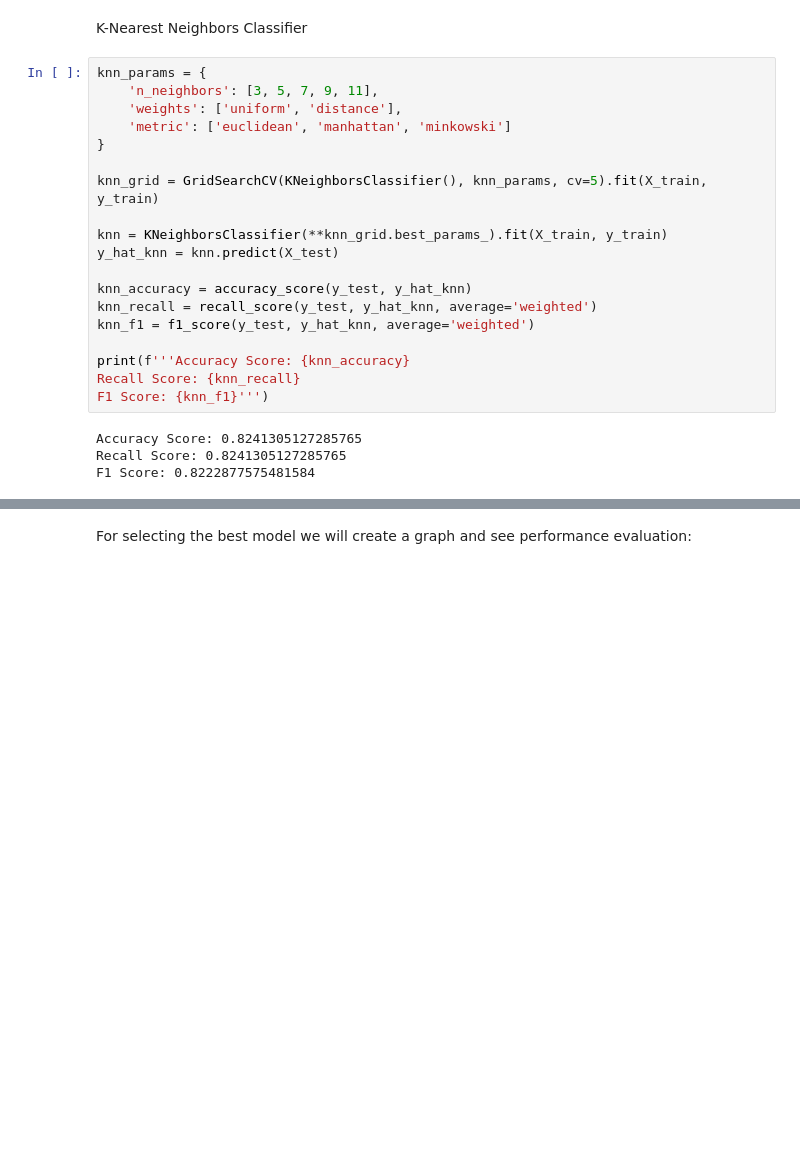
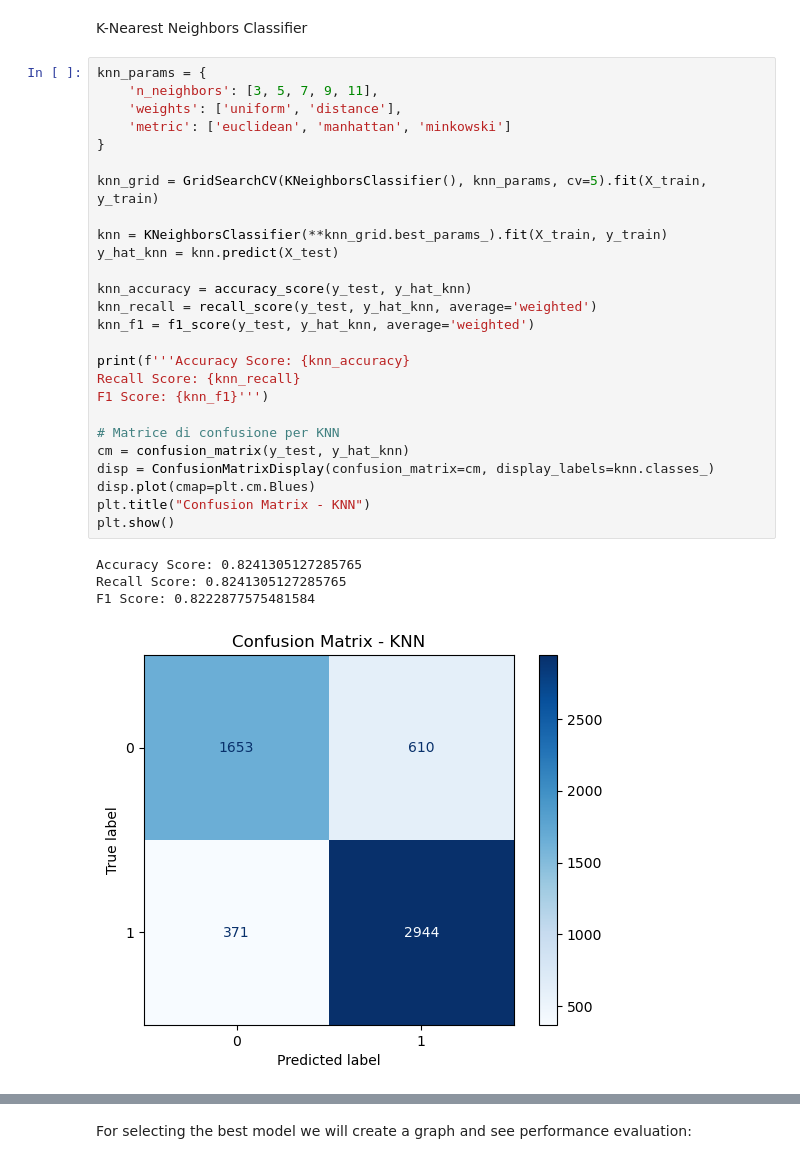
Before and after one commit to elisabettachisso/mlops-group-project, a Jupyter notebook: notebooks/data-preprocessing.ipynb, the cells around one changed output, grey strips where cells are left out. Cells and saved outputs as stored; diff of their text form; blank space fills up the shorter version.

```diff
--- a/notebooks/data-preprocessing.ipynb
+++ b/notebooks/data-preprocessing.ipynb
@@ -432,23 +453,31 @@ K-Nearest Neighbors Classifier
 # %%
 knn_params = {
     'n_neighbors': [3, 5, 7, 9, 11],
     'weights': ['uniform', 'distance'],
     'metric': ['euclidean', 'manhattan', 'minkowski']
 }
 
 knn_grid = GridSearchCV(KNeighborsClassifier(), knn_params, cv=5).fit(X_train, y_train)
 
 knn = KNeighborsClassifier(**knn_grid.best_params_).fit(X_train, y_train)
 y_hat_knn = knn.predict(X_test)
 
 knn_accuracy = accuracy_score(y_test, y_hat_knn)
 knn_recall = recall_score(y_test, y_hat_knn, average='weighted')
 knn_f1 = f1_score(y_test, y_hat_knn, average='weighted')
 
 print(f'''Accuracy Score: {knn_accuracy}
 Recall Score: {knn_recall}
 F1 Score: {knn_f1}''')
+
+# Matrice di confusione per KNN
+cm = confusion_matrix(y_test, y_hat_knn)
+disp = ConfusionMatrixDisplay(confusion_matrix=cm, display_labels=knn.classes_)
+disp.plot(cmap=plt.cm.Blues)
+plt.title("Confusion Matrix - KNN")
+plt.show()
 # %% [output]
 Accuracy Score: 0.8241305127285765
 Recall Score: 0.8241305127285765
 F1 Score: 0.8222877575481584
+[figure, added]
```
Also changed, not shown: parts of 6 cells of this notebook, 1 other file.
